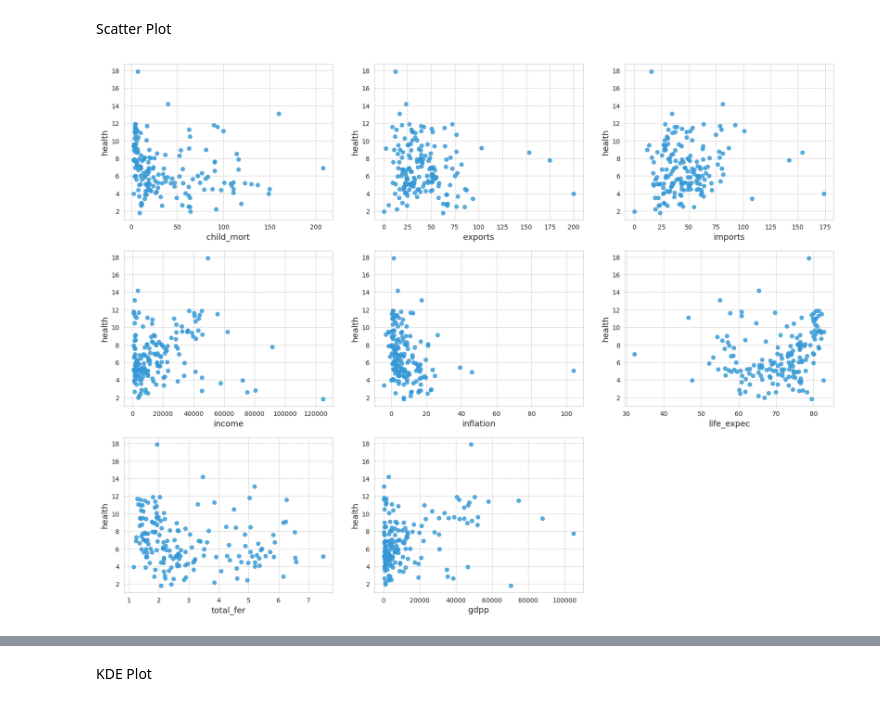
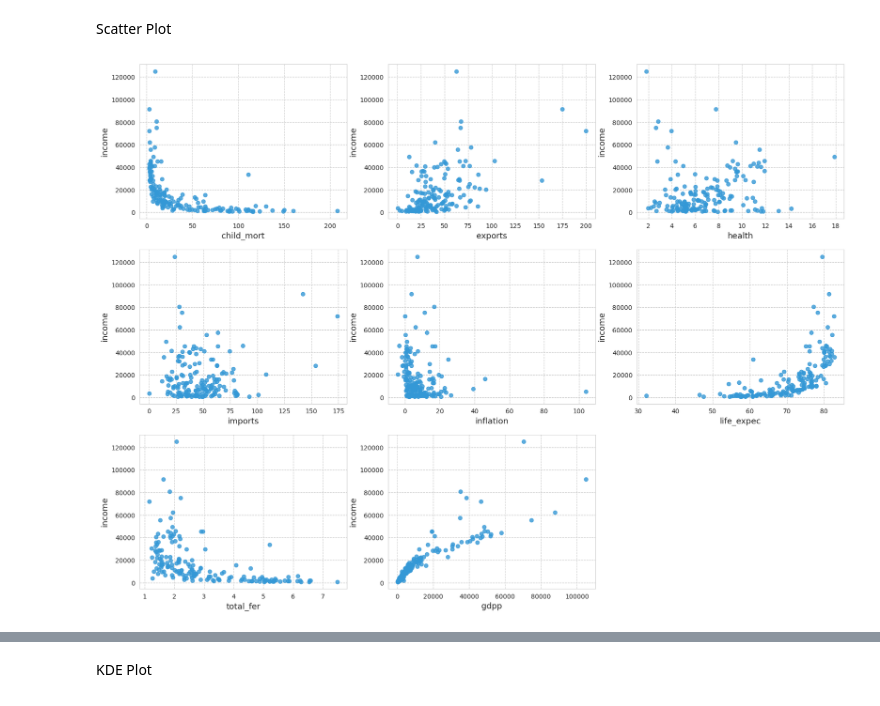
Before and after one commit to difaahh/Machine-Learning, a Jupyter notebook: kmeans_country_segmentation.ipynb, the cells around one changed output, grey strips where cells are left out. Drawn from its saved outputs; the diff is of its cells as text; code cells hidden in the pictures.

```diff
--- a/kmeans_country_segmentation.ipynb
+++ b/kmeans_country_segmentation.ipynb
@@ -159,17 +163,17 @@ plt.show()
 Scatter Plot
 # %%
 features = columns_for_clustering.copy()
-features.remove('health')
-y = 'health'
+features.remove('income')
+y = 'income'
 
 plt.figure(figsize = (20,15))
 
 for i in range(1, 9):
     plt.subplot(3,3,i)
     plt.scatter(data[features[i-1]], data[y], alpha = 0.8, color = '#3498D6')
     plt.xlabel(features[i-1], fontsize = 13)
     plt.ylabel(y, fontsize = 13)
 
 plt.show()
 # %% [output]
-[figure, old version]
+[figure, new version]
```
Also changed, not shown: parts of 21 cells of this notebook.
